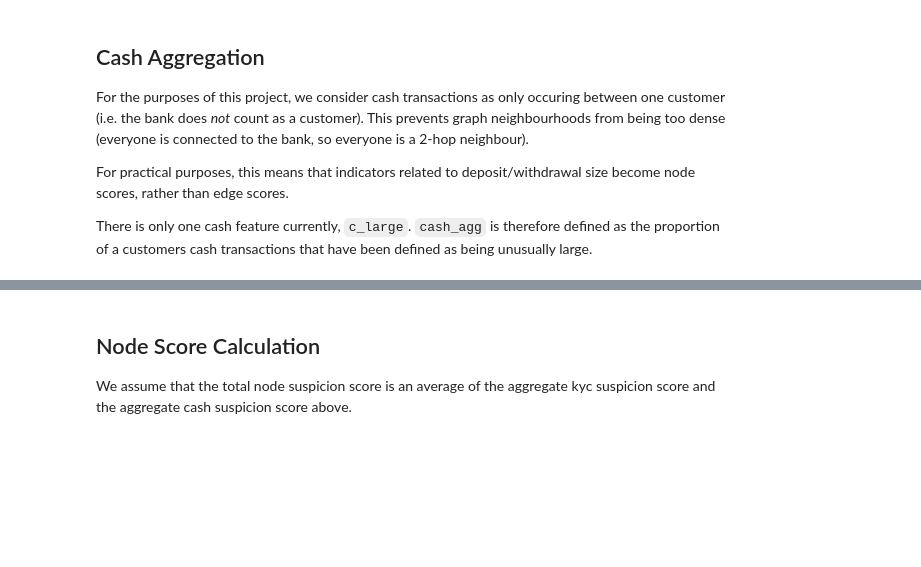
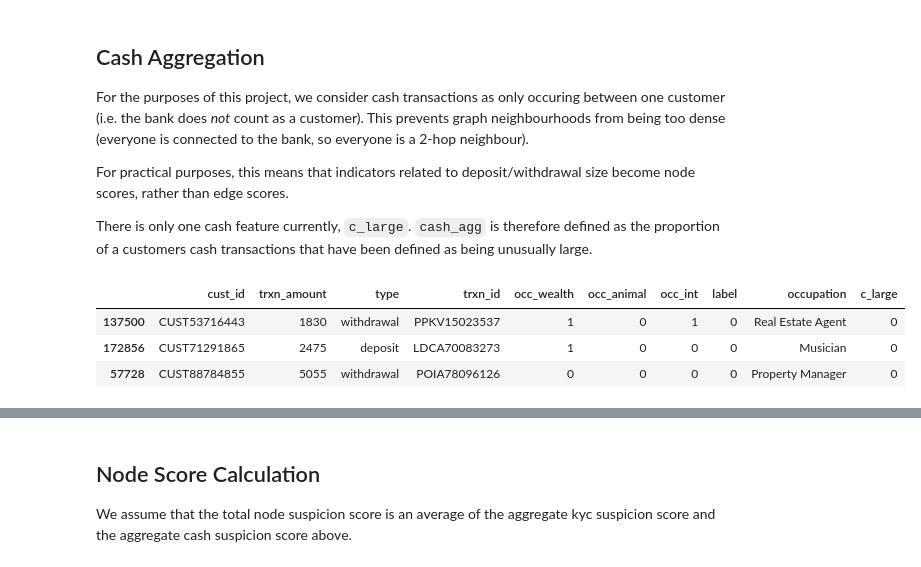
Before and after one commit to jwardbond/2023-imi-bigdata, a Jupyter notebook: task_2/3.suspicion_scores.ipynb, the cells around one changed output, grey strips where cells are left out. Cells and saved outputs as stored; diff of their text form; code cells hidden in the pictures; blank space fills up the shorter version.

```diff
--- a/task_2/3.suspicion_scores.ipynb
+++ b/task_2/3.suspicion_scores.ipynb
@@ -59,6 +59,14 @@ For the purposes of this project, we consider cash transactions as only occuring
 For practical purposes, this means that indicators related to deposit/withdrawal size become node scores, rather than edge scores.
 
 There is only one cash feature currently, `c_large`. `cash_agg` is therefore defined as the proportion of a customers cash transactions that have been defined as being unusually large.
+# %%
+cash_df = pd.read_parquet(CASHPATH)
+cash_df.sample(3)
+# %% [output]
+|  | cust_id | trxn_amount | type | trxn_id | occ_wealth | occ_animal | occ_int | label | occupation | c_large |
+| 137500 | CUST53716443 | 1830 | withdrawal | PPKV15023537 | 1 | 0 | 1 | 0 | Real Estate Agent | 0 |
+| 172856 | CUST71291865 | 2475 | deposit | LDCA70083273 | 1 | 0 | 0 | 0 | Musician | 0 |
+| 57728 | CUST88784855 | 5055 | withdrawal | POIA78096126 | 0 | 0 | 0 | 0 | Property Manager | 0 |
 # %%
 cash_df = pd.read_parquet(CASHPATH)
 cash_agg_df = cash_df.groupby('cust_id')['c_large'].mean().reset_index()
```
Also changed, not shown: parts of 6 cells of this notebook, 17 other files.
